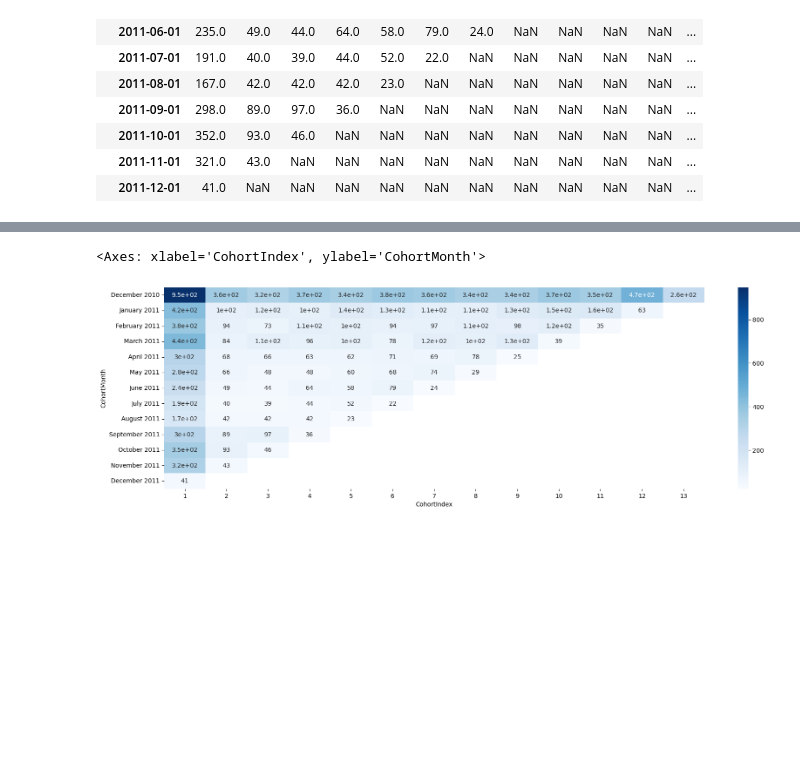
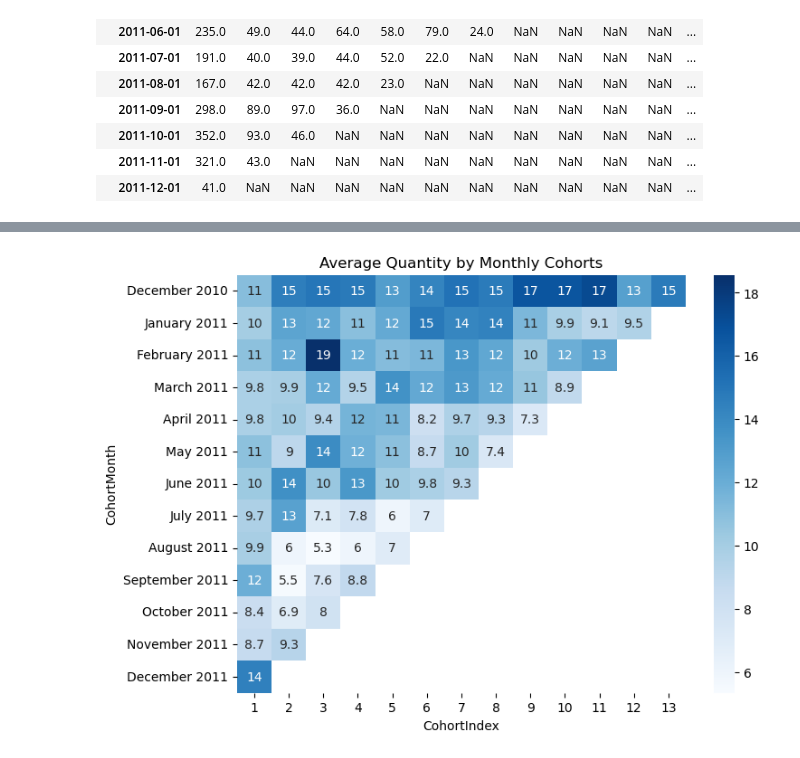
Before and after one commit to Jessica-Haire/Python-Cohort-Analysis, a Jupyter notebook: Cohort_Analysis.ipynb, the cells around one changed output, grey strips where cells are left out. Saved outputs shown, nothing was run; the diff lists cells and outputs as text; code cells hidden in the pictures; blank space fills up the shorter version.

Commit message:
Added average

```diff
--- a/Cohort_Analysis.ipynb
+++ b/Cohort_Analysis.ipynb
@@ -103,0 +136,7 @@ cohort_table
+# %%
+#OTHER METRICS (AVERAGE QUANTITY FOR EACH COHORT) -- FROM DATACAMP COURSE 5 MRKETING TRACK
+grouping = data.groupby(['CohortMonth', 'CohortIndex'])
+cohort_data_avg = grouping['Quantity'].mean()
+cohort_data_avg = cohort_data_avg.reset_index()
+average_quantity = cohort_data_avg.pivot(index= 'CohortMonth', columns='CohortIndex', values='Quantity')
+average_quantity.round(1)
@@ -104,11 +159,14 @@ cohort_table
 # %%
+# Visualise the Average quantity
+
 # Change index because it doesn't look nice --> 2010-02-01T00:00:00:0000000000 %B =Month, %Y=Year
-#cohort_table.index = cohort_table.index.strftime('%B %Y')
-# Note: comment out the code above because it has already run once. If we run it again, it will throw an error becasue it's no longer a datetime object, so it's inactive.
+#average_quantity.index = average_quantity.index.strftime('%B %Y')
+# Note: comment out the code above because it has already run once.
+# If we run it again, it will throw an error becasue it's no longer a datetime object, so it's inactive.
+plt.figure(figsize=(8, 6))
+plt.title('Average Quantity by Monthly Cohorts')
 
-# Visualize results in a heatmap
-plt.figure(figsize=(20,6))
-sns.heatmap(cohort_table, annot=True, cmap='Blues')
+sns.heatmap(average_quantity, annot=True, cmap='Blues')
+plt.show()
 # %% [output]
-<Axes: xlabel='CohortIndex', ylabel='CohortMonth'>
-[figure, old version]
+[figure, new version]
```
Also changed, not shown: parts of 8 cells of this notebook.
